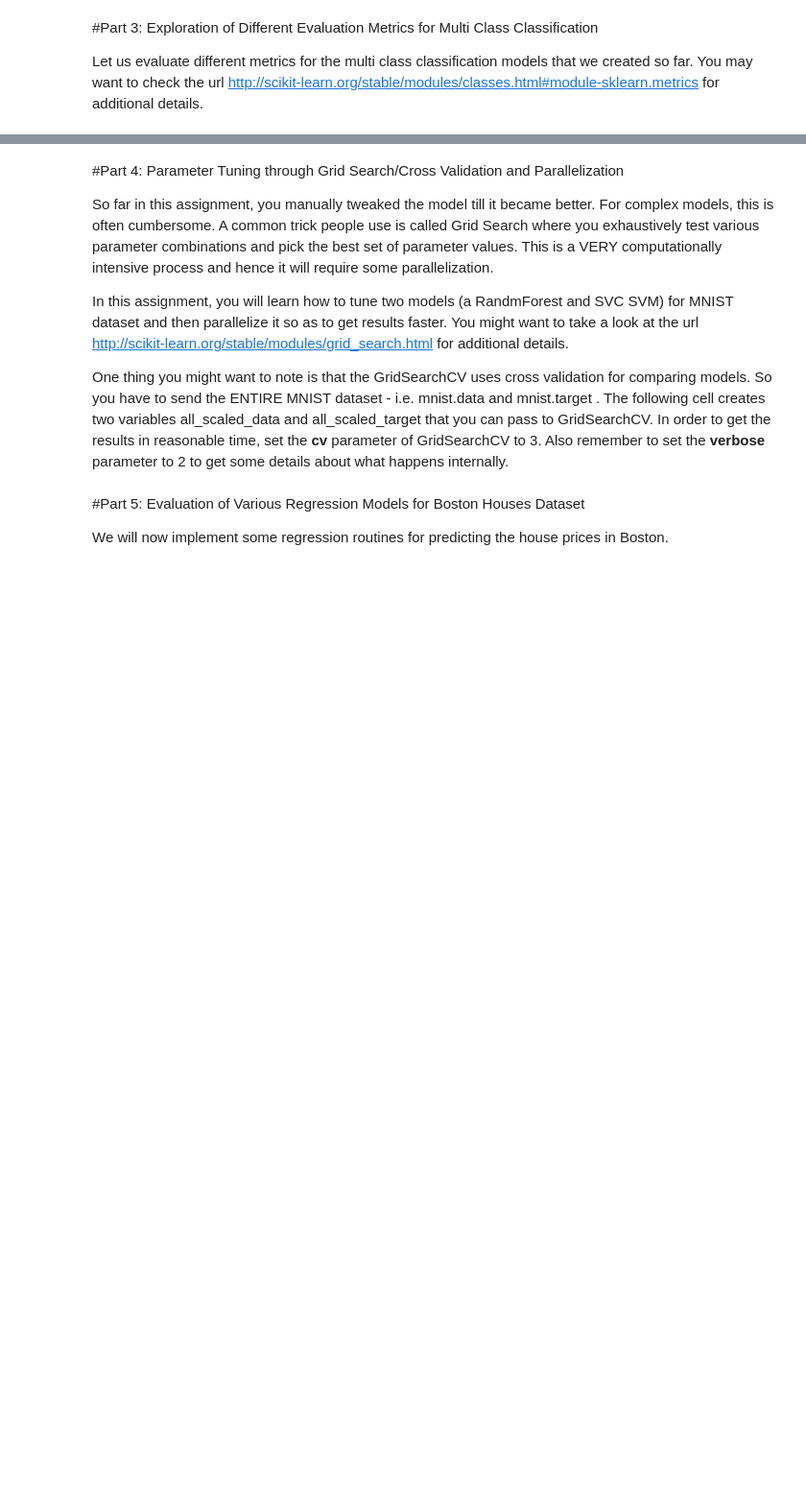
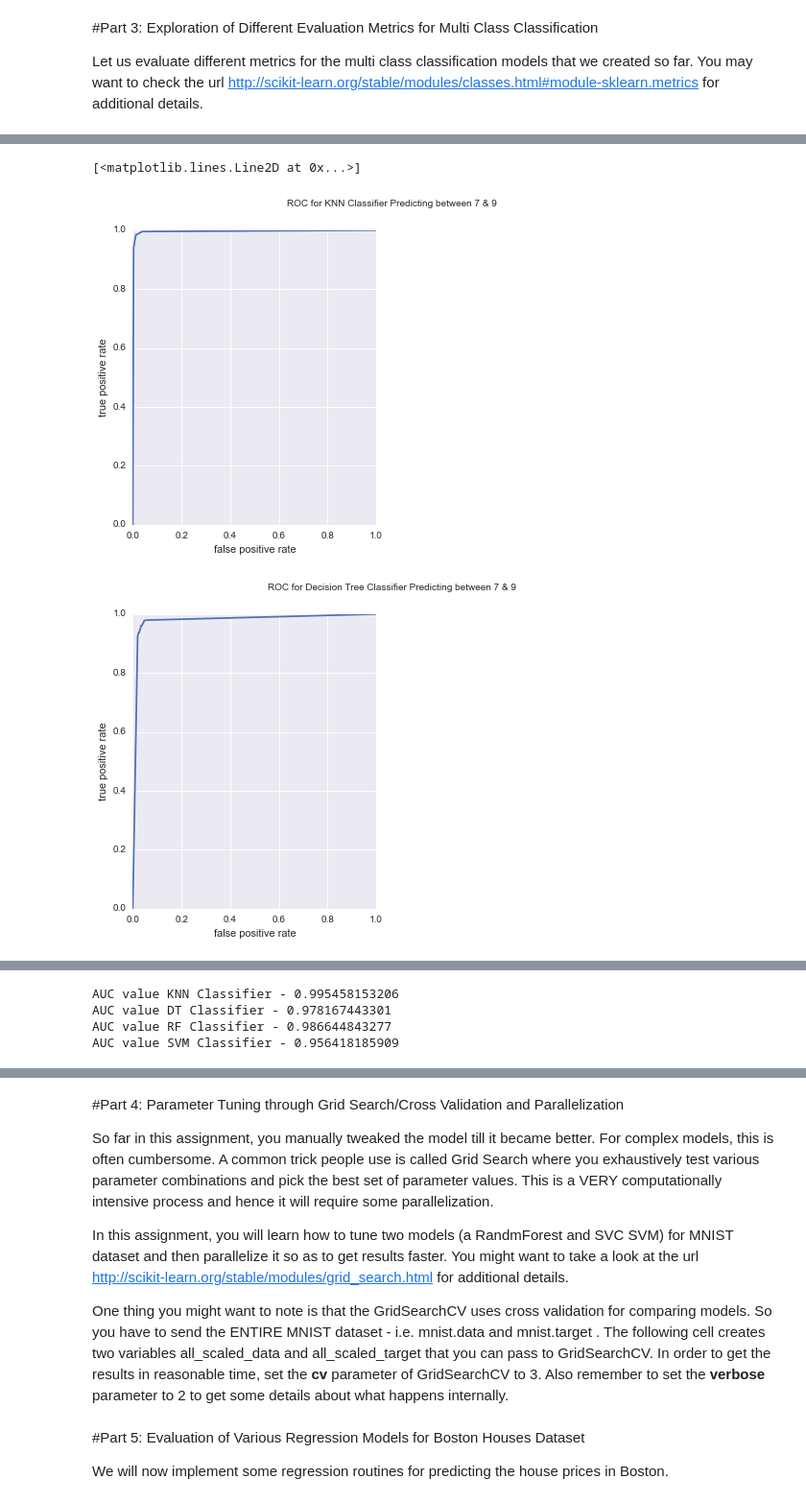
Before and after one commit to sreeharihegden/CSE-5334-Data-Mining, a Jupyter notebook: PA2/PA2_MNIST_Classification_Boston_Regression.ipynb, the cells around one changed output, grey strips where cells are left out. Shown at 96% size. Drawn from its saved outputs; the diff is of its cells as text; code cells hidden in the pictures; blank space fills up the shorter version.

```diff
--- a/PA2/PA2_MNIST_Classification_Boston_Regression.ipynb
+++ b/PA2/PA2_MNIST_Classification_Boston_Regression.ipynb
@@ -622,11 +622,11 @@ rf_model_default = RandomForestClassifier(n_estimators=10, criterion='gini', max
                                           min_samples_leaf=1, max_features='auto', max_leaf_nodes=None,
                                           bootstrap=True, oob_score=False, n_jobs=1, random_state=None,
                                           verbose=0, min_density=None, compute_importances=None)
-rf_model_default.fit(all_train_data, all_train_labels)
+rf_model_default.fit(binary_class_training_data, binary_class_training_labels)
 print(rf_model_default)
 #Change the following line as appropriate
-predictions_rf_default = rf_model_default.predict(all_test_data)
-print metrics.accuracy_score(all_test_labels,predictions_rf_default)
+predictions_rf_default = rf_model_default.predict(binary_class_testing_data)
+print metrics.accuracy_score(binary_class_testing_labels,predictions_rf_default)
 # %% [output]
 RandomForestClassifier(bootstrap=True, compute_importances=None,
             criterion='gini', max_depth=None, max_features='auto',
@@ -642,11 +642,11 @@ rf_model_default_student = RandomForestClassifier(n_estimators=10, criterion='en
                                           min_samples_leaf=100, max_features='auto', max_leaf_nodes=None,
                                           bootstrap=True, oob_score=False, n_jobs=1, random_state=1234,
                                           verbose=0, min_density=None, compute_importances=None)
-rf_model_default_student.fit(all_train_data, all_train_labels)
+rf_model_default_student.fit(binary_class_training_data, binary_class_training_labels)
 print(rf_model_default_student)
 #Change the following line as appropriate
-predictions_rf_default_student = rf_model_default_student.predict(all_test_data)
-print metrics.accuracy_score(all_test_labels,predictions_rf_default_student)
+predictions_rf_default_student = rf_model_default_student.predict(binary_class_testing_data)
+print metrics.accuracy_score(binary_class_testing_labels,predictions_rf_default_student)
 # %% [output]
 RandomForestClassifier(bootstrap=True, compute_importances=None,
             criterion='entropy', max_depth=9000, max_features='auto',
@@ -936,0 +1010,49 @@ ValueError: Found array with dim 10000. Expected 70000
+# %%
+#(Harder) task t9f
+#For each model, DRAW the ROC curve
+# See url below for details
+#http://nbviewer.ipython.org/github/datadave/GADS9-NYC-Spring2014-Lectures/blob/master/lessons/lesson09_decision_trees_random_forests/sklearn_decision_trees.ipynb
+#  Write code here
+#plt.subplot2grid((1,4), (0,0))
+fig = plt.figure()
+fig.set_figwidth(10)
+fig.suptitle('ROC for KNN Classifier Predicting between 7 & 9')
+
+ax1 = plt.subplot(1, 2, 1)
+ax1.set_xlabel('false positive rate')
+ax1.set_ylabel('true positive rate')
+ax1.plot(fpr1, tpr1)
+
+#plt.subplot2grid((1,4), (0,1))
+fig = plt.figure()
+fig.set_figwidth(10)
+fig.suptitle('ROC for Decision Tree Classifier Predicting between 7 & 9')
+
+ax1 = plt.subplot(1, 2, 1)
+ax1.set_xlabel('false positive rate')
+ax1.set_ylabel('true positive rate')
+ax1.plot(fpr2, tpr2)
+
+#plt.subplot2grid((1,4), (0,2))
+fig = plt.figure()
+fig.set_figwidth(10)
+fig.suptitle('ROC for Random Forest Classifier Predicting between 7 & 9')
+
+ax1 = plt.subplot(1, 2, 1)
+ax1.set_xlabel('false positive rate')
+ax1.set_ylabel('true positive rate')
+ax1.plot(fpr3, tpr3)
+
+#plt.subplot2grid((1,4), (0,3))
+fig = plt.figure()
+fig.set_figwidth(10)
+fig.suptitle('ROC for SVM Classifier Predicting between 7 & 9')
+
+ax1 = plt.subplot(1, 2, 1)
+ax1.set_xlabel('false positive rate')
+ax1.set_ylabel('true positive rate')
+ax1.plot(fpr4, tpr4)
+# %% [output]
+[<matplotlib.lines.Line2D at 0x...>]
+[figure, added]
+[figure, added]
@@ -938,3 +1062,14 @@ ValueError: Found array with dim 10000. Expected 70000
 #(Harder) task t9g
 #Print the AUC value for each of the models above
 #  Write code here
+
+
+print 'AUC value KNN Classifier -', metrics.auc(fpr1,tpr1)
+print 'AUC value DT Classifier -', metrics.auc(fpr2,tpr2)
+print 'AUC value RF Classifier -', metrics.auc(fpr3,tpr3)
+print 'AUC value SVM Classifier -', metrics.auc(fpr4,tpr4)
+# %% [output]
+AUC value KNN Classifier - 0.995458153206
+AUC value DT Classifier - 0.978167443301
+AUC value RF Classifier - 0.986644843277
+AUC value SVM Classifier - 0.956418185909
```
Also changed, not shown: parts of 36 cells of this notebook.
